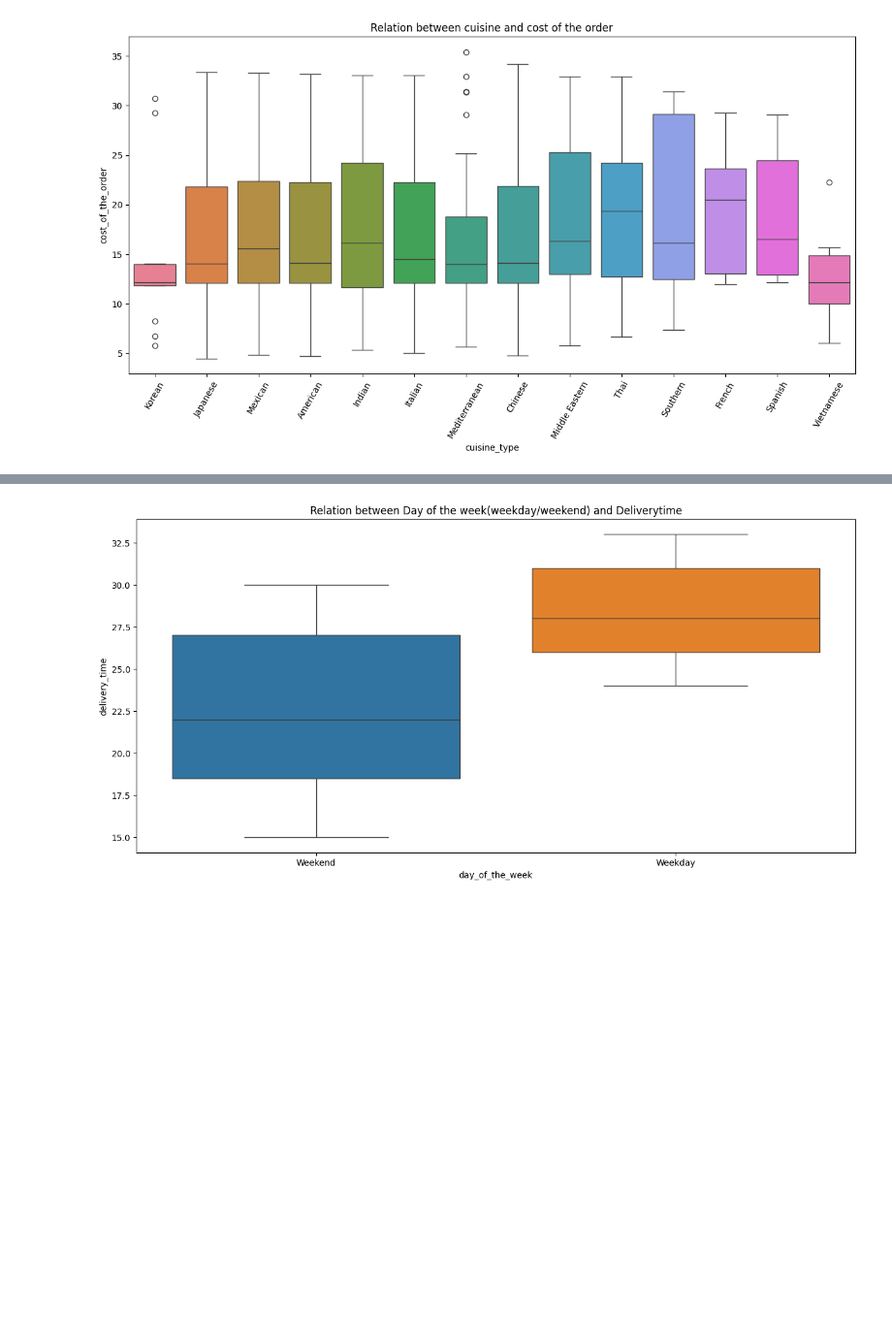
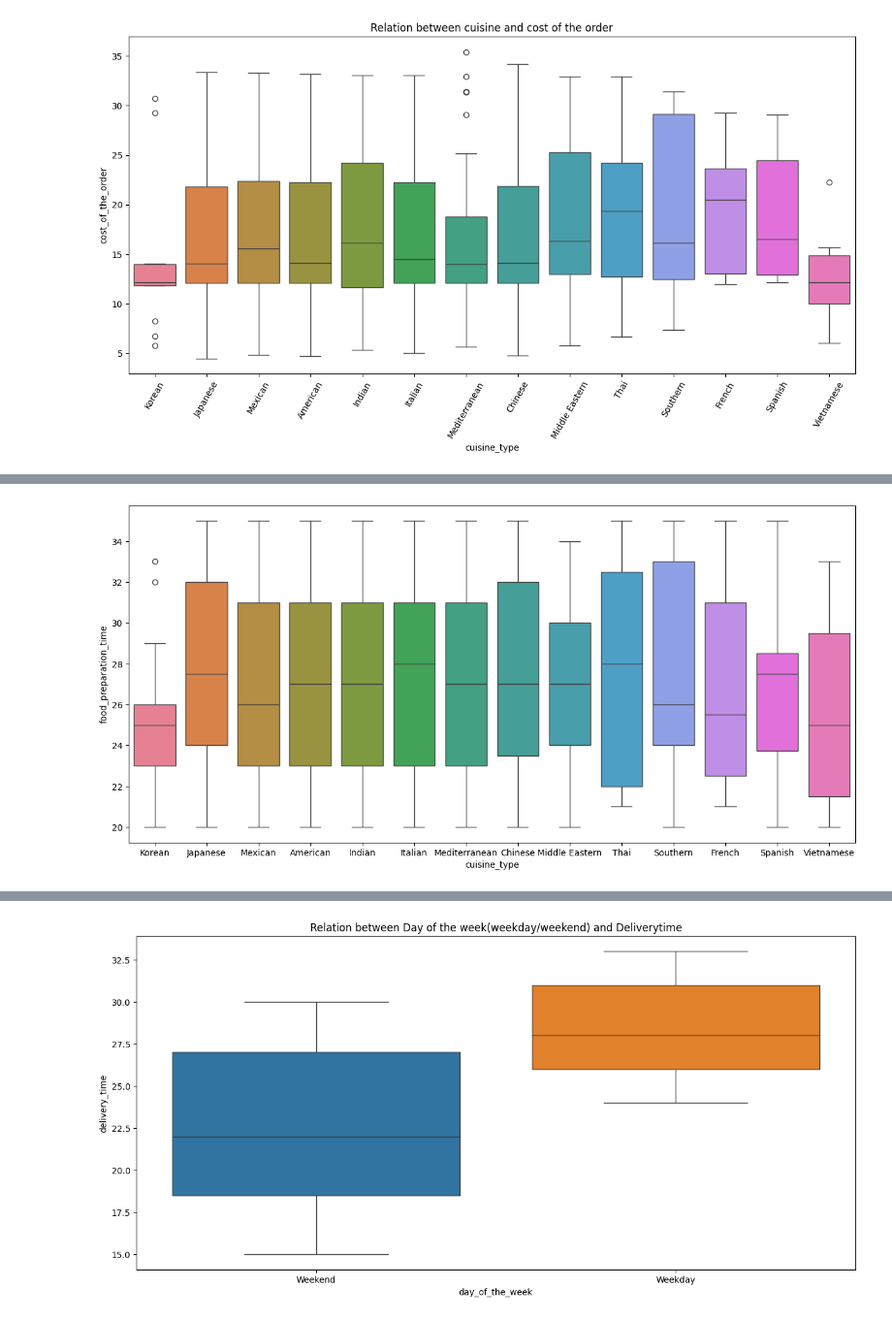
Before and after one commit to Vijayalakshmitce/8-2-demo, a Jupyter notebook: PYF_Project_Learner_Notebook_Full_Code.ipynb, the cells around one changed output, grey strips where cells are left out. Shown at 97% size. Drawn from its saved outputs; the diff is of its cells as text; code cells hidden in the pictures; blank space fills up the shorter version.

```diff
--- a/PYF_Project_Learner_Notebook_Full_Code.ipynb
+++ b/PYF_Project_Learner_Notebook_Full_Code.ipynb
@@ -559,0 +575,7 @@ plt.xticks(rotation=60)
+# %%
+#Cuisine type vs food preparation
+plt.figure(figsize=(15,7))
+sns.boxplot(df,x='cuisine_type',y='food_preparation_time',hue='cuisine_type')
+plt.show()
+# %% [output]
+[figure, added]
```
Also changed, not shown: parts of 12 cells of this notebook.
